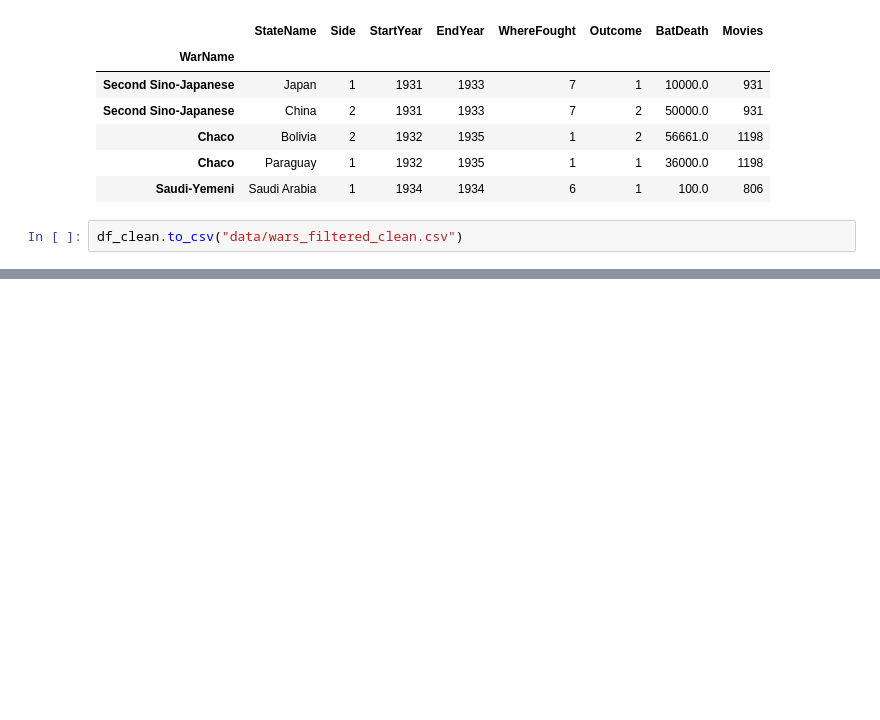
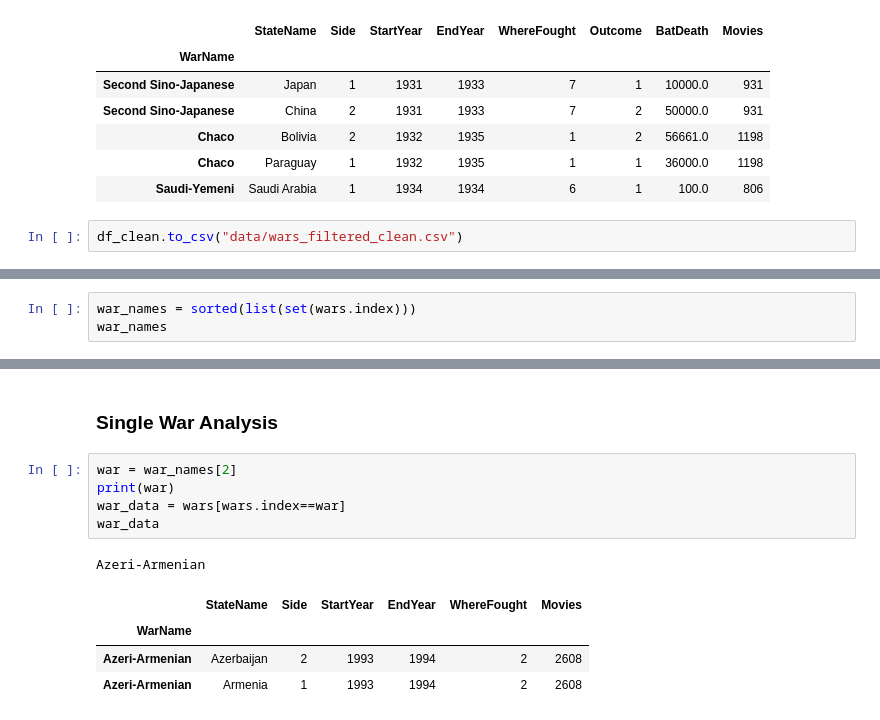
Before and after one commit to epfl-ada/ada-2024-project-americandentalassociation, a Jupyter notebook: Wars_Cleaning.ipynb, the cells around one changed output, grey strips where cells are left out. Cells and saved outputs as stored; diff of their text form; blank space fills up the shorter version.

```diff
--- a/Wars_Cleaning.ipynb
+++ b/Wars_Cleaning.ipynb
@@ -161,0 +172,3 @@ df_clean.to_csv("data/wars_filtered_clean.csv")
+# %%
+war_names = sorted(list(set(wars.index)))
+war_names
@@ -161,0 +193,13 @@ df_clean.to_csv("data/wars_filtered_clean.csv")
+# %% [markdown]
+### Single War Analysis
+# %%
+war = war_names[2]
+print(war)
+war_data = wars[wars.index==war]
+war_data
+# %% [output]
+Azeri-Armenian
+|  | StateName | Side | StartYear | EndYear | WhereFought | Movies |
+| WarName |  |  |  |  |  |  |
+| Azeri-Armenian | Azerbaijan | 2 | 1993 | 1994 | 2 | 2608 |
+| Azeri-Armenian | Armenia | 1 | 1993 | 1994 | 2 | 2608 |
```
Also changed, not shown: parts of 12 cells of this notebook, 1 other file.
